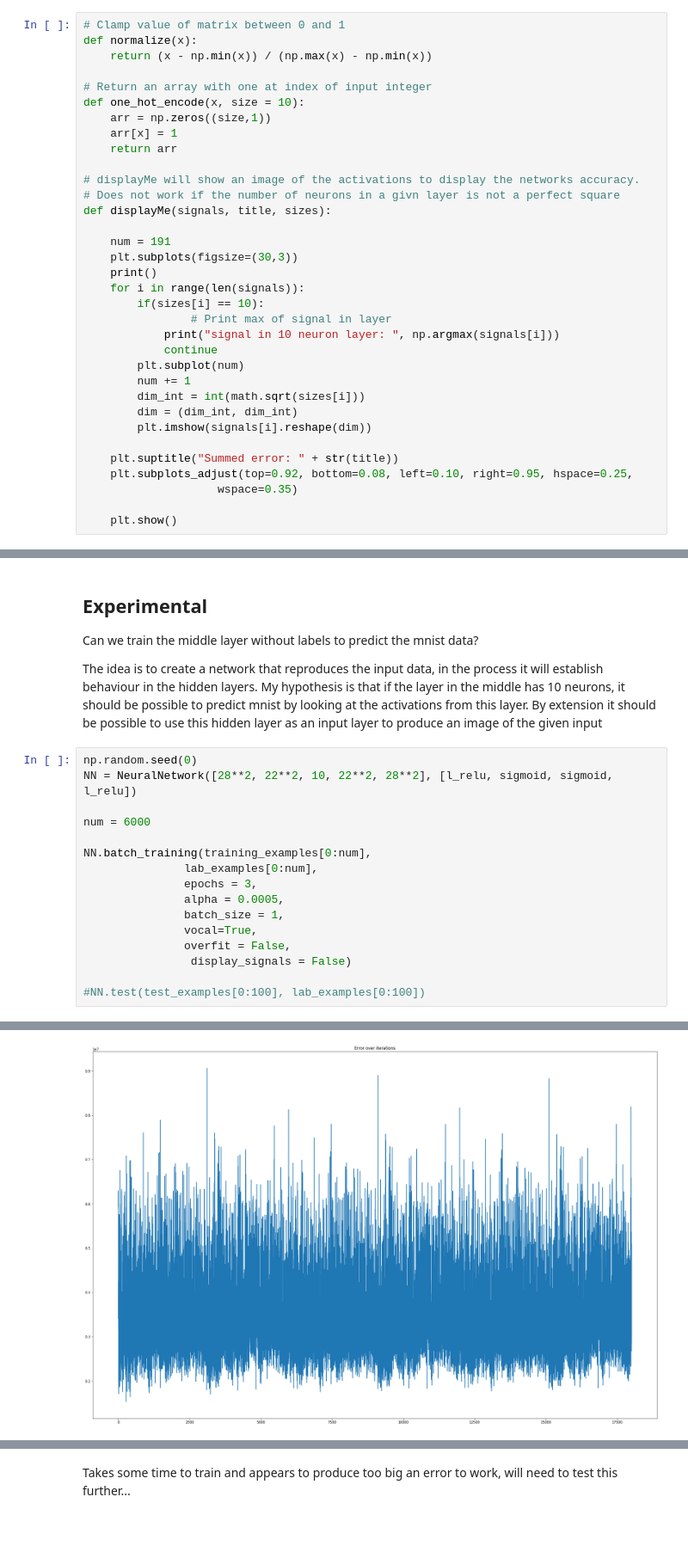
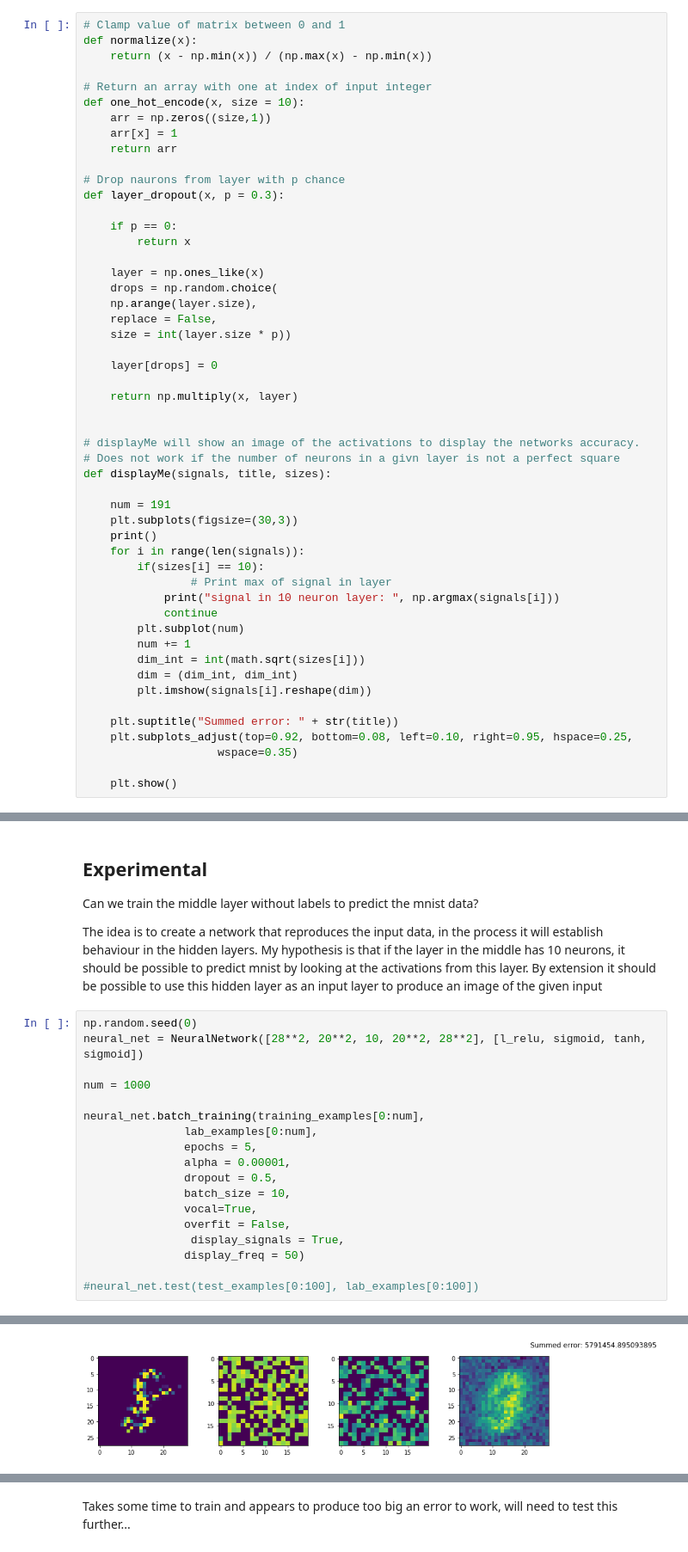
Before and after one commit to JoelSjoberg/Python-Neural-Network, a Jupyter notebook: Implementation.ipynb, the cells around one changed output, grey strips where cells are left out. Shown at 86% size. Cells and saved outputs as stored; diff of their text form; blank space fills up the shorter version.

```diff
--- a/Implementation.ipynb
+++ b/Implementation.ipynb
@@ -24,6 +24,23 @@ def one_hot_encode(x, size = 10):
     arr = np.zeros((size,1))
     arr[x] = 1
     return arr
+
+# Drop naurons from layer with p chance
+def layer_dropout(x, p = 0.3):
+
+    if p == 0:
+        return x
+
+    layer = np.ones_like(x)
+    drops = np.random.choice(
+    np.arange(layer.size),
+    replace = False,
+    size = int(layer.size * p))
+
+    layer[drops] = 0
+
+    return np.multiply(x, layer)
+
 
 # displayMe will show an image of the activations to display the networks accuracy.
 # Does not work if the number of neurons in a givn layer is not a perfect square
@@ -782,19 +893,21 @@ Can we train the middle layer without labels to predict the mnist data?
 The idea is to create a network that reproduces the input data, in the process it will establish behaviour in the hidden layers. My hypothesis is that if the layer in the middle has 10 neurons, it should be possible to predict mnist by looking at the activations from this layer. By extension it should be possible to use this hidden layer as an input layer to produce an image of the given input
 # %%
 np.random.seed(0)
-NN = NeuralNetwork([28**2, 22**2, 10, 22**2, 28**2], [l_relu, sigmoid, sigmoid, l_relu])
+neural_net = NeuralNetwork([28**2, 20**2, 10, 20**2, 28**2], [l_relu, sigmoid, tanh, sigmoid])
 
-num = 6000
+num = 1000
 
-NN.batch_training(training_examples[0:num],
+neural_net.batch_training(training_examples[0:num],
                lab_examples[0:num],
-               epochs = 3,
-               alpha = 0.0005,
-               batch_size = 1,
+               epochs = 5,
+               alpha = 0.00001,
+               dropout = 0.5,
+               batch_size = 10,
                vocal=True,
                overfit = False,
-                display_signals = False)
+                display_signals = True,
+               display_freq = 50)
 
-#NN.test(test_examples[0:100], lab_examples[0:100])
+#neural_net.test(test_examples[0:100], lab_examples[0:100])
 # %% [output]
 Epoch:  1
@@ -807 +917 @@ Updates:  6000
-[figure, old version]
+[figure, new version]
```
Also changed, not shown: parts of 16 cells of this notebook.
